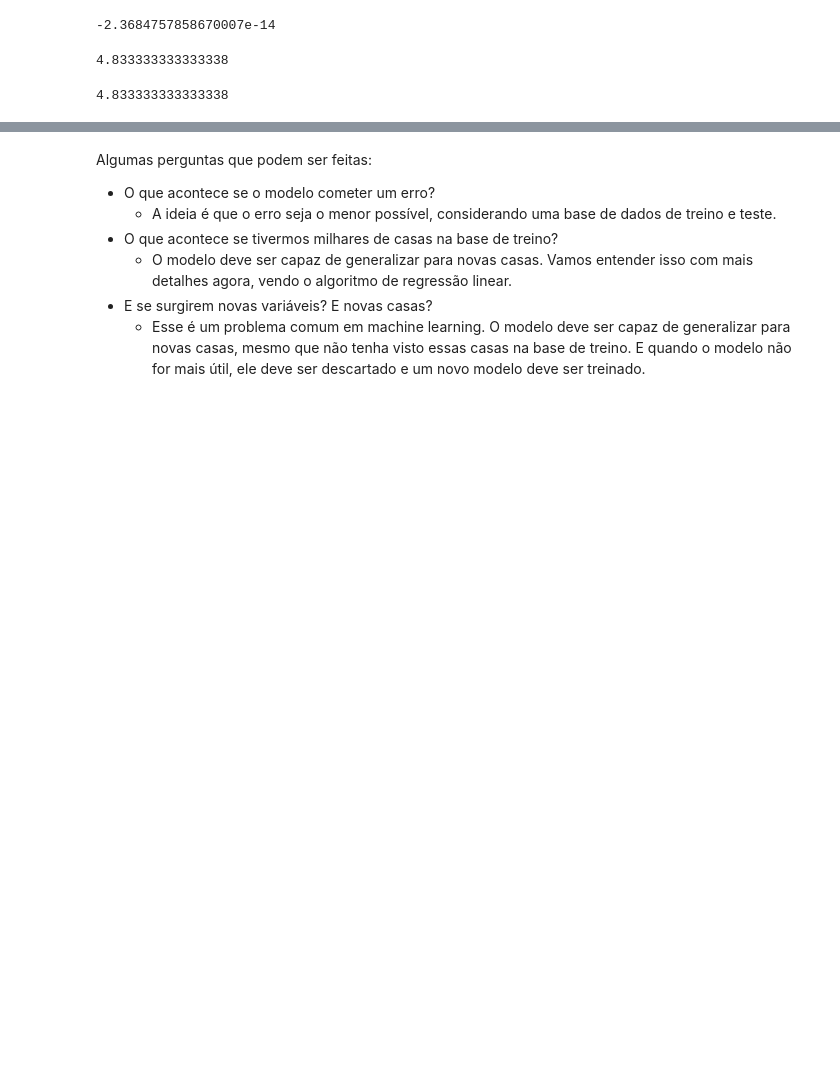
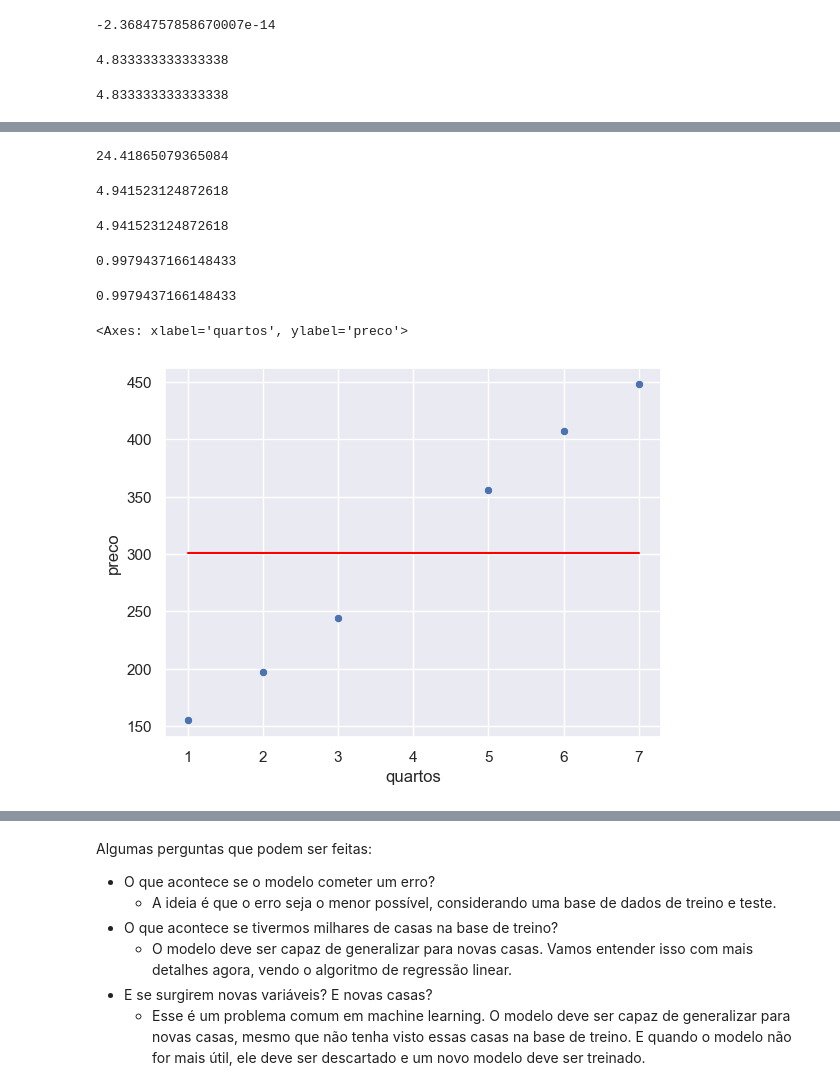
Before and after one commit to stephanyresque/Ciencia-de-dados-2, a Jupyter notebook: mes02/20_02_25.ipynb, the cells around one changed output, grey strips where cells are left out. Saved outputs shown, nothing was run; the diff lists cells and outputs as text; code cells hidden in the pictures; blank space fills up the shorter version.

```diff
--- a/mes02/20_02_25.ipynb
+++ b/mes02/20_02_25.ipynb
@@ -344,0 +349,35 @@ mean_absolute_error(df['preco'], y_pred)
+# %%
+from sklearn.metrics import mean_squared_error
+
+mean_squared_error(df['preco'], y_pred)
+# %% [output]
+24.41865079365084
+# %%
+(residuos**2).mean()**(1/2) #RMSE
+# %% [output]
+4.941523124872618
+# %%
+from sklearn.metrics import root_mean_squared_error
+
+root_mean_squared_error(df['preco'], y_pred)
+# %% [output]
+4.941523124872618
+# %%
+modelo.score(df[['quartos']], df['preco']) #R2
+# %% [output]
+0.9979437166148433
+# %%
+from sklearn.metrics import r2_score
+
+r2_score(df['preco'], y_pred)
+# %% [output]
+0.9979437166148433
+# %%
+sns.scatterplot(data = df, x='quartos', y='preco');
+
+preco_medio = df['preco'].mean()
+
+sns.lineplot(x=df['quartos'], y=preco_medio, color = 'red')
+# %% [output]
+<Axes: xlabel='quartos', ylabel='preco'>
+[figure, added]
```
Also changed, not shown: parts of 3 cells of this notebook, 1 other file.
